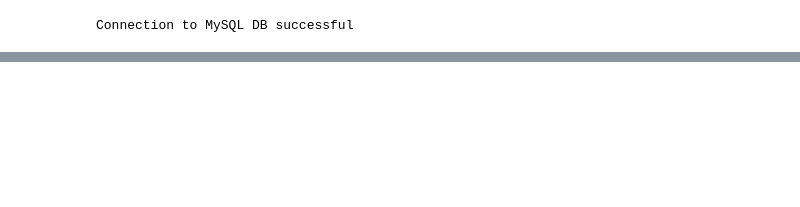
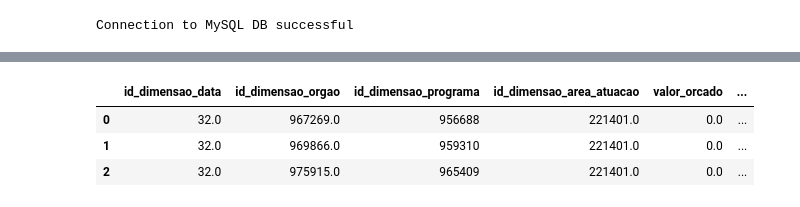
Before and after one commit to souzaMateus99/usjt_gerenciamento_dados_etl, a Jupyter notebook: src/Code/dados_publicos_etl.ipynb, the cells around one changed output, grey strips where cells are left out. Drawn from its saved outputs; the diff is of its cells as text; code cells hidden in the pictures; blank space fills up the shorter version.

Commit message:
Add method to create dataframe to insert in fact table

```diff
--- a/src/Code/dados_publicos_etl.ipynb
+++ b/src/Code/dados_publicos_etl.ipynb
@@ -337,0 +360,7 @@ df_fato
+# %%
+test.head()
+# %% [output]
+|  | id_dimensao_data | id_dimensao_orgao | id_dimensao_programa | id_dimensao_area_atuacao | valor_orcado | ... |
+| 0 | 32.0 | 967269.0 | 956688 | 221401.0 | 0.0 | ... |
+| 1 | 32.0 | 969866.0 | 959310 | 221401.0 | 0.0 | ... |
+| 2 | 32.0 | 975915.0 | 965409 | 221401.0 | 0.0 | ... |
```
Also changed, not shown: parts of 10 cells of this notebook.
